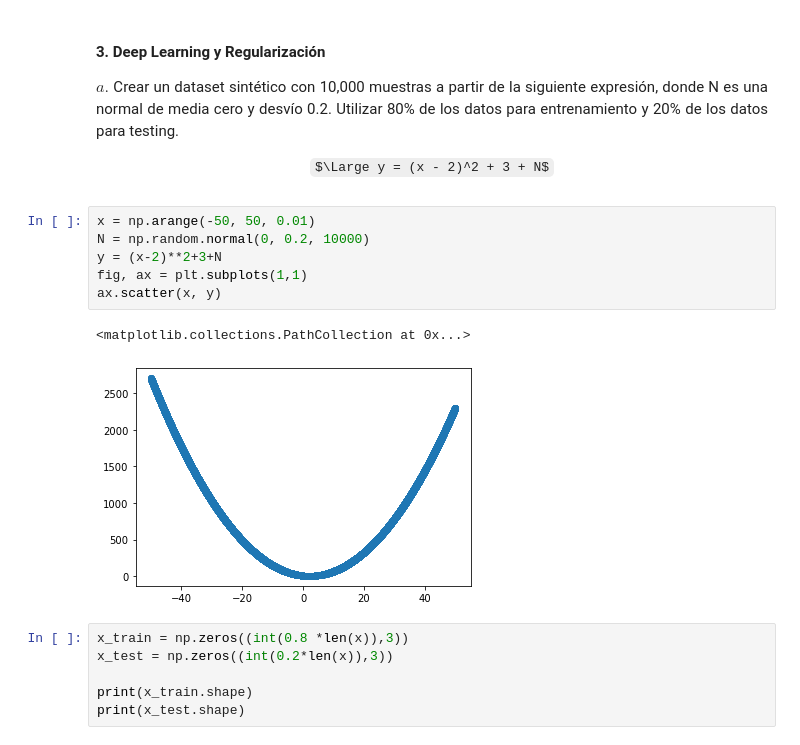
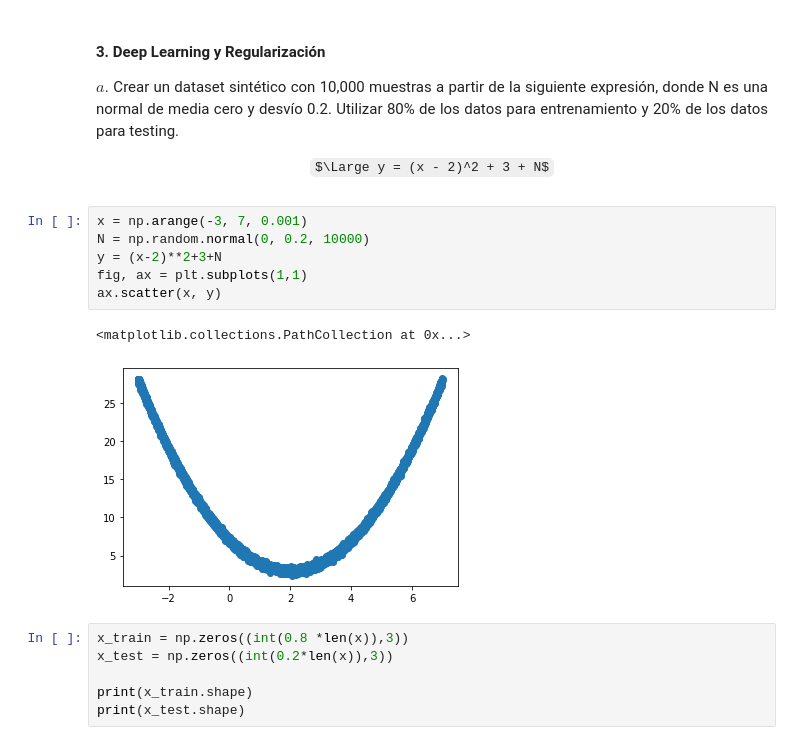
Before and after one commit to AguAcerbo/Carrera-de-Especializacion-en-IA, a Jupyter notebook: B3-Deep_Learning/Receso_Invierno/Ejercicio 3.ipynb, the cells around one changed output. Drawn from its saved outputs; the diff is of its cells as text; some formulas as TeX source.

```diff
--- a/B3-Deep_Learning/Receso_Invierno/Ejercicio 3.ipynb
+++ b/B3-Deep_Learning/Receso_Invierno/Ejercicio 3.ipynb
@@ -18,14 +18,14 @@ $a.$ Crear un dataset sintético con 10,000 muestras a partir de la siguiente ex
 $\Large y = (x - 2)^2 + 3 + N$
 <p>
 # %%
-x = np.arange(-50, 50, 0.01)
+x = np.arange(-3, 7, 0.001)
 N = np.random.normal(0, 0.2, 10000)
 y = (x-2)**2+3+N
 fig, ax = plt.subplots(1,1)
 ax.scatter(x, y)
 # %% [output]
 <matplotlib.collections.PathCollection at 0x...>
-[figure, old version]
+[figure, new version]
 # %%
 x_train = np.zeros((int(0.8 *len(x)),3))
 x_test = np.zeros((int(0.2*len(x)),3))
```
Also changed, not shown: parts of 15 cells of this notebook, 6 other files.
